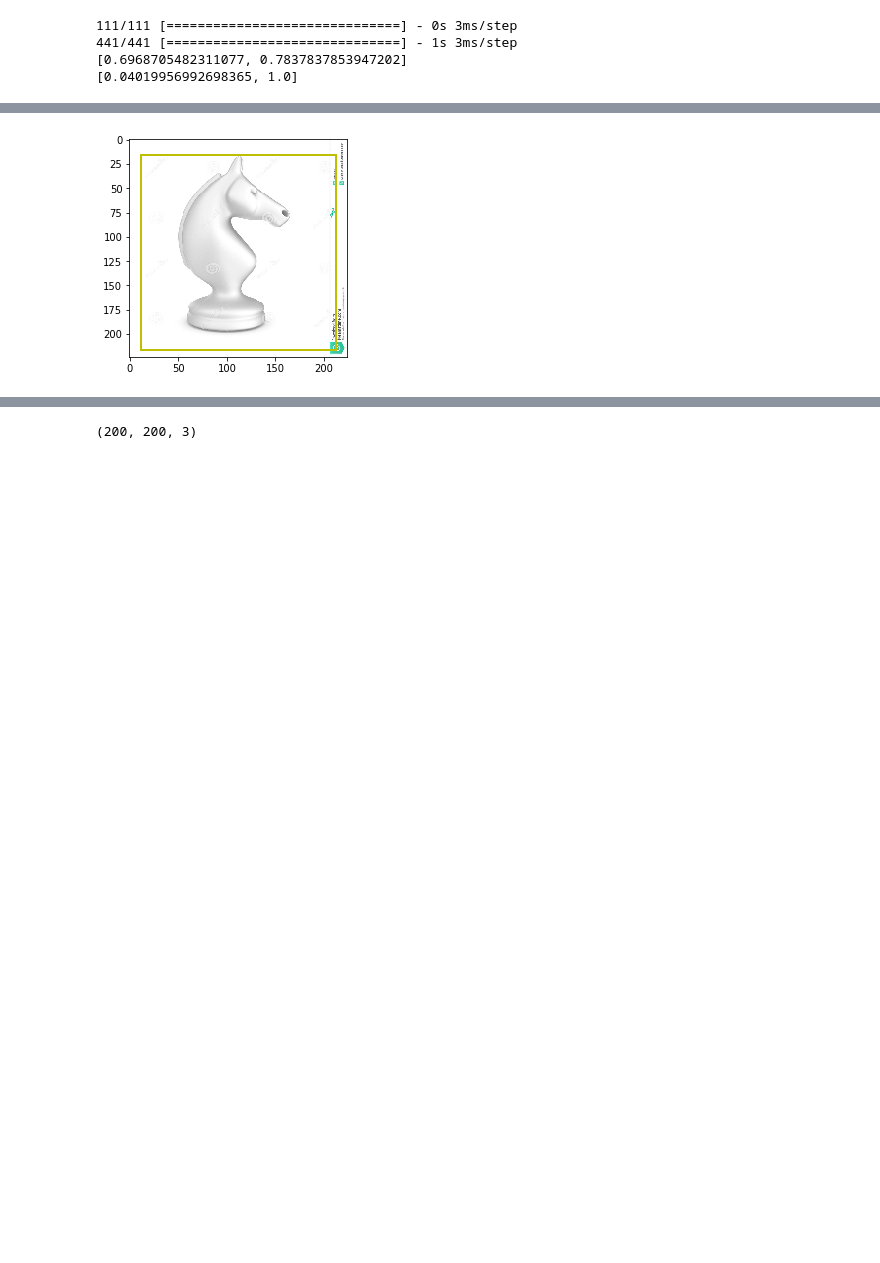
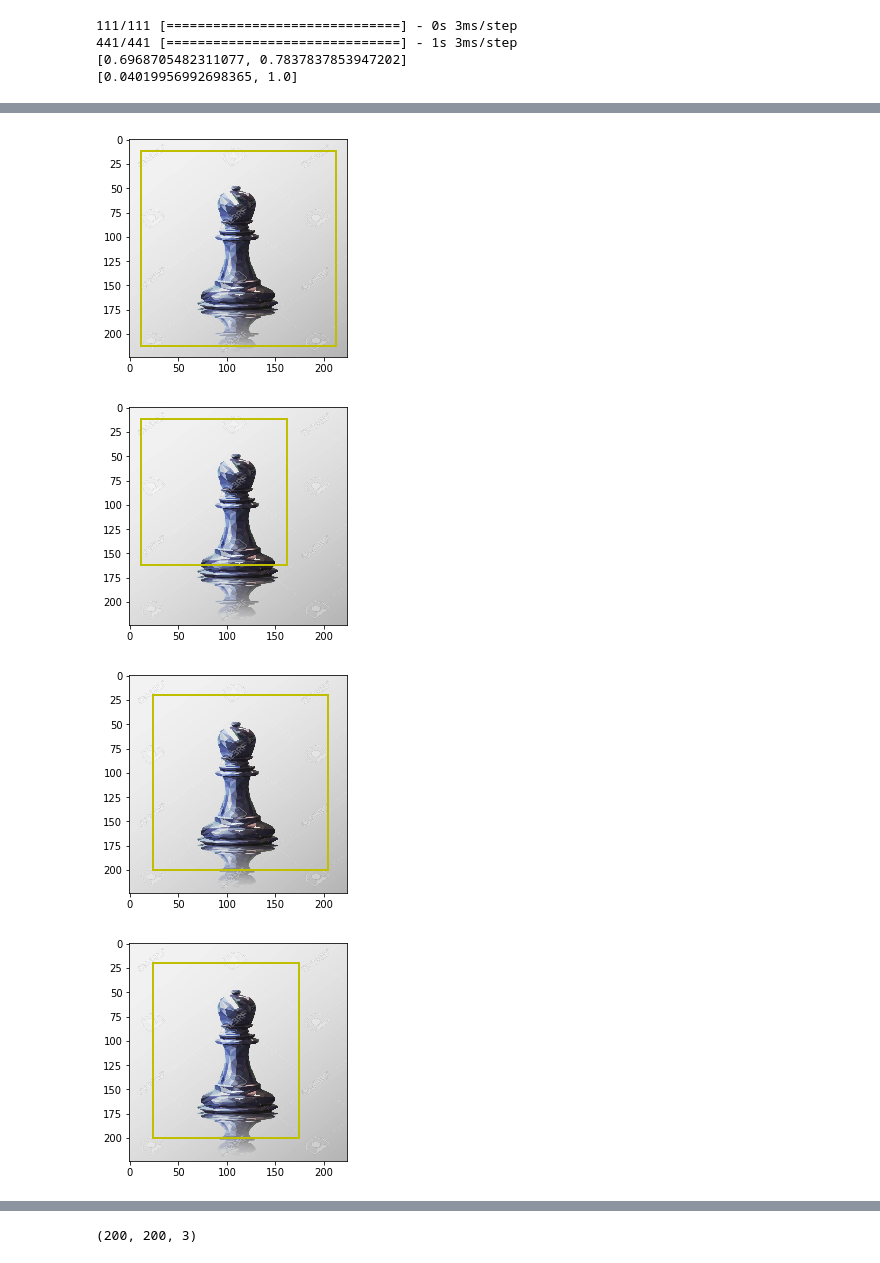
Before and after one commit to AshishGusain17/via_google_colab, a Jupyter notebook: object_identify_among_chess_players.ipynb, the cells around one changed output, grey strips where cells are left out. Drawn from its saved outputs; the diff is of its cells as text; code cells hidden in the pictures; blank space fills up the shorter version.

```diff
--- a/object_identify_among_chess_players.ipynb
+++ b/object_identify_among_chess_players.ipynb
@@ -435,20 +383,0 @@ plt.show()
-# %%
-image=X[3]
-winW, winH=170,170
-for resized in pyramid(image, scale=1.5):
-	# loop over the sliding window for each layer of the pyramid
-	for (x, y, window) in sliding_window(resized, stepSize=32, windowSize=(winW, winH)):
-		# if the window does not meet our desired window size, ignore it
-		if window.shape[0] != winH or window.shape[1] != winW:
-			continue
-
-		# THIS IS WHERE YOU WOULD PROCESS YOUR WINDOW, SUCH AS APPLYING A
-		# MACHINE LEARNING CLASSIFIER TO CLASSIFY THE CONTENTS OF THE
-		# WINDOW
-
-		# since we do not have a classifier, we'll just draw the window
-		clone = resized.copy()
-		cv2.rectangle(clone, (x, y), (x + winW, y + winH), (0, 255, 0), 2)
-		cv2.imshow("Window", clone)
-		cv2.waitKey(1)
-		time.sleep(0.025)
@@ -477,8 +404,9 @@ plt.imshow(img)
 <matplotlib.image.AxesImage at 0x...>
 [figure]
 # %%
-ind=246
+ind=19
 b=model.predict(X[ind].reshape(1,224,224,3))
+print(b)
 indmax=np.argmax(b)
 def sliding_window(image, stepSize, windowSize):
 	# slide a window across the image
@@ -488,34 +416,31 @@ def sliding_window(image, stepSize, windowSize):
 			yield (x, y, image[y:y + windowSize[1], x:x + windowSize[0]])
 
 max1 = 0
-winW, winH = 200,200
-for (x, y, window) in sliding_window(X[ind], stepSize=4, windowSize=(winW, winH)):
-  img = cv2.resize(window,(224,224))
-  pred=model.predict(img.reshape(1,224,224,3))
-  if pred[0][indmax]>max1:
-    max1=pred[0][indmax]
-    x1,y1,window1=x,y,window
-    b1=pred
-print(b)
-print(b1)
+winW, winH = 80,80
+diff_sizes=[(200,200),(150,150),(180,180),(150,180),(180,150)]
+for size in diff_sizes:
+  winW , winH= size[0],size[1]
+  for (x, y, window) in sliding_window(X[ind], stepSize=4, windowSize=(winW, winH)):
+    if window.shape[0] != winH or window.shape[1] != winW:
+      continue
+    img = cv2.resize(window,(224,224))
+    pred=model.predict(img.reshape(1,224,224,3))
+    if pred[0][indmax]>max1:
+      max1=pred[0][indmax]
+      x1,y1,window1=x,y,window
+      b1=pred
+  print(b1)
 
-# import matplotlib.pyplot as plt
-# import matplotlib.patches as patches
-# import numpy as np
-# import cv2
+  # import matplotlib.patches as patches
 
-
-# Create figure and axes
-fig,ax = plt.subplots(1)
-
-# Display the image
-ax.imshow(X[ind])
-
-# Create a Rectangle patch
-length,height=winW, winH
-rect = patches.Rectangle((x1,y1),length,height,linewidth=2,edgecolor='y',facecolor='none')
-
-# Add the patch to the Axes
-ax.add_patch(rect)
+  # Create figure and axes
+  fig,ax = plt.subplots(1)
+  # Display the image
+  ax.imshow(X[ind])
+  # Create a Rectangle patch
+  length,height=winW, winH
+  rect = patches.Rectangle((x1,y1),length,height,linewidth=2,edgecolor='y',facecolor='none')
+  # Add the patch to the Axes
+  ax.add_patch(rect)
 plt.show()
 # %% [output]
@@ -526 +458,4 @@ plt.show()
-[figure, old version]
+[figure, new version]
+[figure, added]
+[figure, added]
+[figure, added]
```
Also changed, not shown: parts of 6 cells of this notebook.
